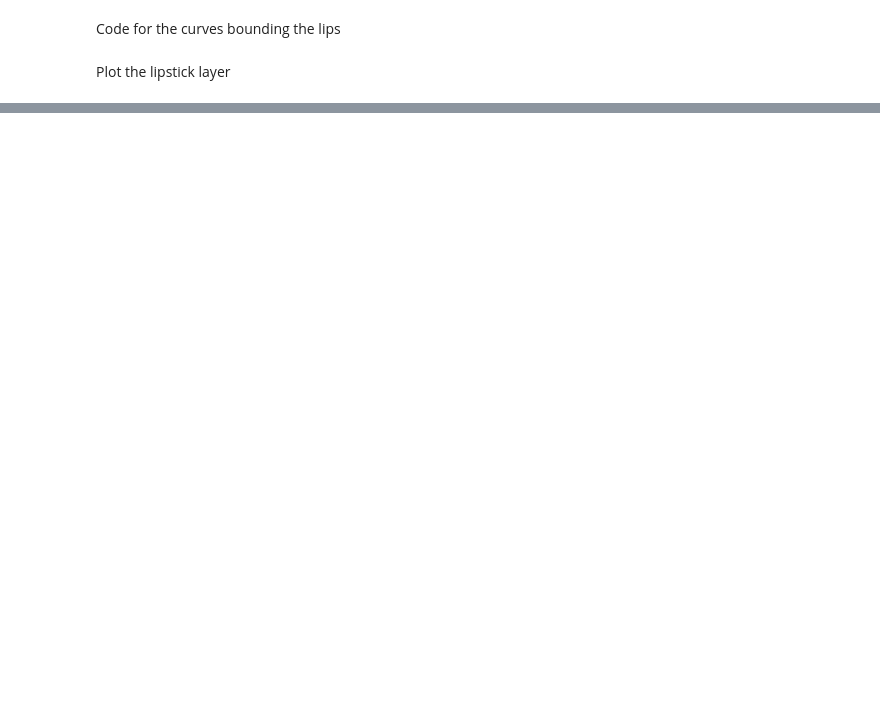
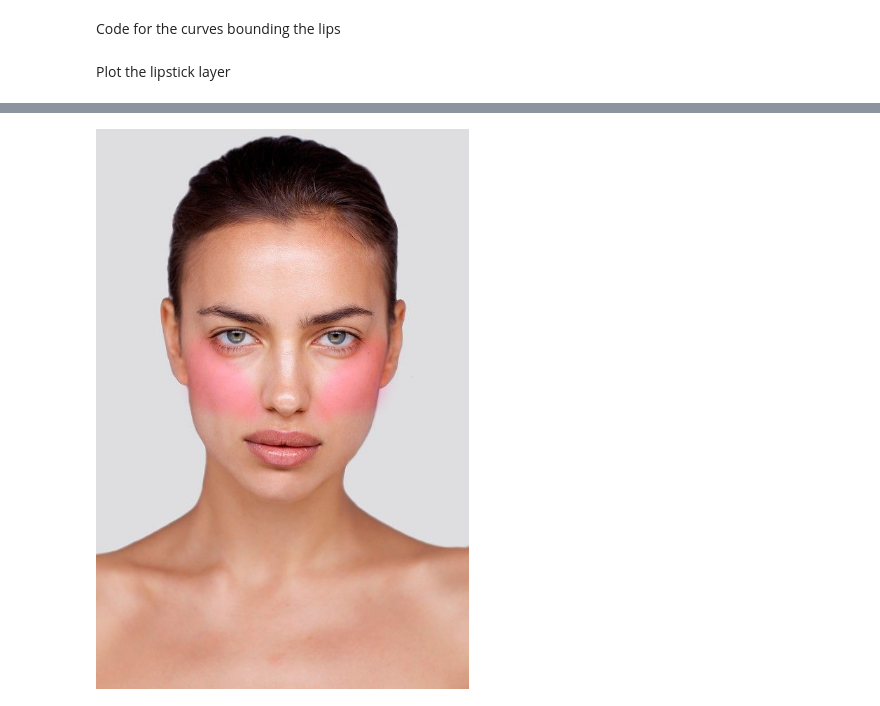
Before and after one commit to tanyarw/virtual-makeup, a Jupyter notebook: virtual_makeup.ipynb, the cells around one changed output, grey strips where cells are left out. Cells and saved outputs as stored; diff of their text form; code cells hidden in the pictures; blank space fills up the shorter version.

```diff
--- a/virtual_makeup.ipynb
+++ b/virtual_makeup.ipynb
@@ -174,0 +207,9 @@ cv2_imshow(img)
+# %%
+def get_boundary_points(x, y):
+    tck, u = interpolate.splprep([x, y], s=0, per=1)
+    unew = np.linspace(u.min(), u.max(), 1000)
+    xnew, ynew = interpolate.splev(unew, tck, der=0)
+    tup = c_[xnew.astype(int), ynew.astype(int)].tolist()
+    coord = list(set(tuple(map(tuple, tup))))
+    coord = np.array([list(elem) for elem in coord])
+    return np.array(coord[:, 0], dtype=np.int32), np.array(coord[:, 1], dtype=np.int32)
@@ -174,0 +233,32 @@ cv2_imshow(img)
+# %%
+def apply_blush_color(r=r2, g=g2, b=b2):
+    global im
+    val = color.rgb2lab((im / 255.)).reshape(width * height, 3)
+    L, A, B = mean(val[:, 0]), mean(val[:, 1]), mean(val[:, 2])
+    L1, A1, B1 = color.rgb2lab(np.array((b / 255., g / 255., r2 / 255.)).reshape(1, 1, 3)).reshape(3, )
+    ll, aa, bb = (L1 - L) * intensity, (A1 - A) * intensity, (B1 - B) * intensity
+    val[:, 0] = np.clip(val[:, 0] + ll, 0, 100)
+    val[:, 1] = np.clip(val[:, 1] + aa, -127, 128)
+    val[:, 2] = np.clip(val[:, 2] + bb, -127, 128)
+    im = color.lab2rgb(val.reshape(height, width, 3)) * 255
+# %%
+def smoothen_blush(x, y):
+    global imOrg
+    imgBase = zeros((height, width))
+    cv2.fillConvexPoly(imgBase, np.array(c_[x, y], dtype='int32'), 1)
+    imgMask = cv2.GaussianBlur(imgBase, (51, 51), 0)
+    imgBlur3D = np.ndarray([height, width, 3], dtype='float')
+    imgBlur3D[:, :, 0] = imgMask
+    imgBlur3D[:, :, 1] = imgMask
+    imgBlur3D[:, :, 2] = imgMask
+    imOrg = (imgBlur3D * im + (1 - imgBlur3D) * imOrg).astype('uint8')
+# %%
+x, y = points[0:7, 0], points[0:7, 1]
+x, y = get_boundary_points(x, y)
+x, y = get_interior_points(x, y)
+apply_blush_color()
+smoothen_blush(x, y)
+smoothen_blush(2 * mid * ones(len(x)) - x, y)
+cv2_imshow(imOrg)
+# %% [output]
+[figure, added]
```
Also changed, not shown: parts of 13 cells of this notebook.
